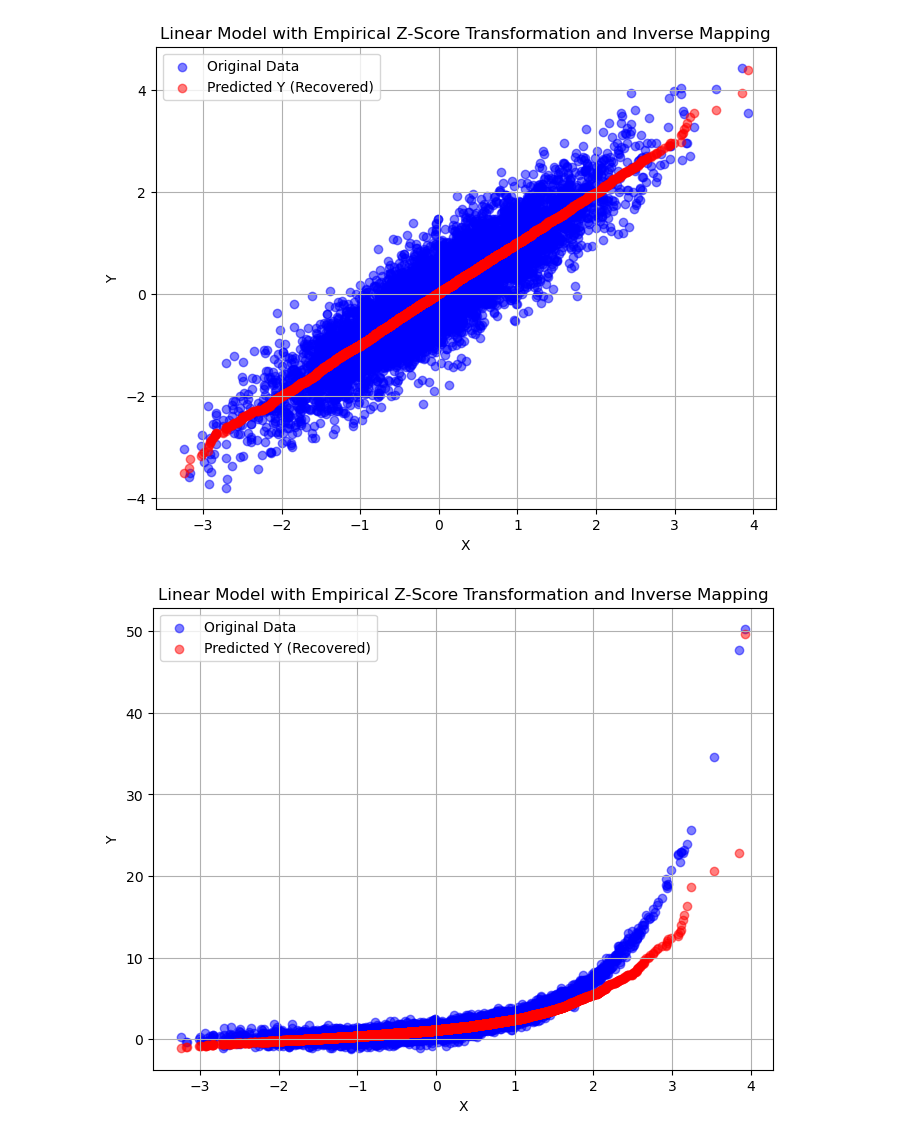
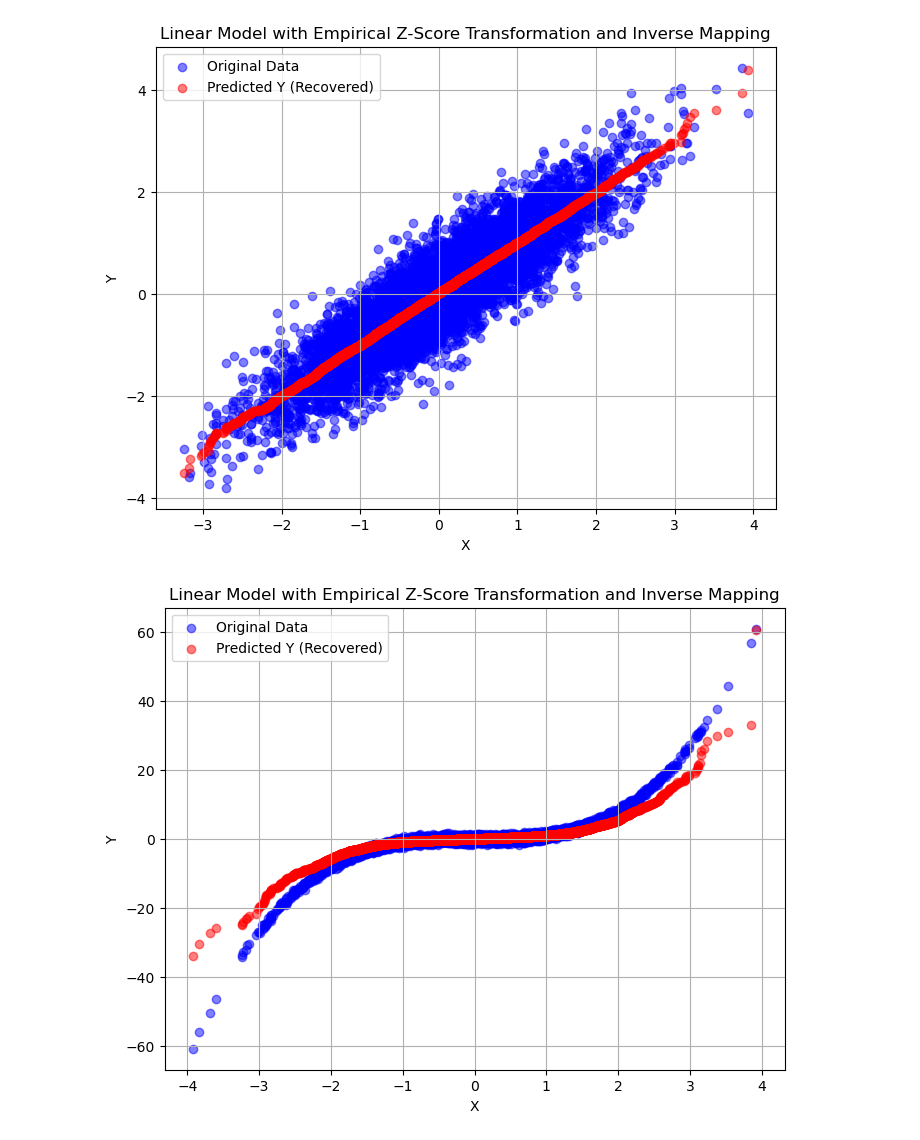
Before and after one commit to kuiper2000/Quantile_Mapping, a Jupyter notebook: Wei-Chieh.ipynb, the cells around one changed output. Saved outputs shown, nothing was run; the diff lists cells and outputs as text; code cells hidden in the pictures.

```diff
--- a/Wei-Chieh.ipynb
+++ b/Wei-Chieh.ipynb
@@ -78,14 +78,14 @@ from scipy.stats import rankdata, norm
 np.random.seed(42)
 
 # Generate random normal distributed x with mean=0 and std=1
-x = np.random.normal(loc=0, scale=1, size=7000)
+x = np.random.normal(loc=0, scale=1, size=10000)
 
 # Generate random normal distributed b with mean=0 and std=0.5
-b = np.random.normal(loc=0, scale=0.5, size=7000)
+b = np.random.normal(loc=0, scale=0.5, size=10000)
 
 # Define linear model y = ax + b where a = 1
 a = 1
-y = a * np.exp(x) + b
+y = a * x**3 + b
 
 # Compute ECDF-based percentiles
 def ecdf_percentiles(data):
@@ -112,31 +112,31 @@ y_percentile = ecdf_percentiles(y)
 # Step 2: Convert percentiles to empirical z-scores
 x_zscore = empirical_zscore_from_percentile(x_percentile)
 y_zscore = empirical_zscore_from_percentile(y_percentile)
 
 # Remove any NaN values from the dataset
 mask = ~np.isnan(x_zscore) & ~np.isnan(y_zscore)
 x_zscore = x_zscore[mask]
 y_zscore = y_zscore[mask]
 
 # Step 3: Fit a linear model between empirical z-scores
 coeffs = np.polyfit(x_zscore, y_zscore, 1)
 predicted_y_zscore = np.polyval(coeffs, x_zscore)
 
 # Step 4: Convert predicted y's z-score back to percentile
 predicted_y_percentile = percentile_from_zscore(predicted_y_zscore)
 
 # Step 5: Convert percentiles back to actual y values
 predicted_y_actual = inverse_ecdf(predicted_y_percentile, y)
 
 # Plot the transformed data
 plt.figure(figsize=(8, 6))
 plt.scatter(x, y, alpha=0.5, label="Original Data", color='blue')
 plt.scatter(x[mask], predicted_y_actual, alpha=0.5, label="Predicted Y (Recovered)", color='red')
 plt.xlabel("X")
 plt.ylabel("Y")
 plt.title("Linear Model with Empirical Z-Score Transformation and Inverse Mapping")
 plt.legend()
 plt.grid(True)
 plt.show()
 # %% [output]
-[figure, old version]
+[figure, new version]
```
Also changed, not shown: parts of 1 cell of this notebook.
